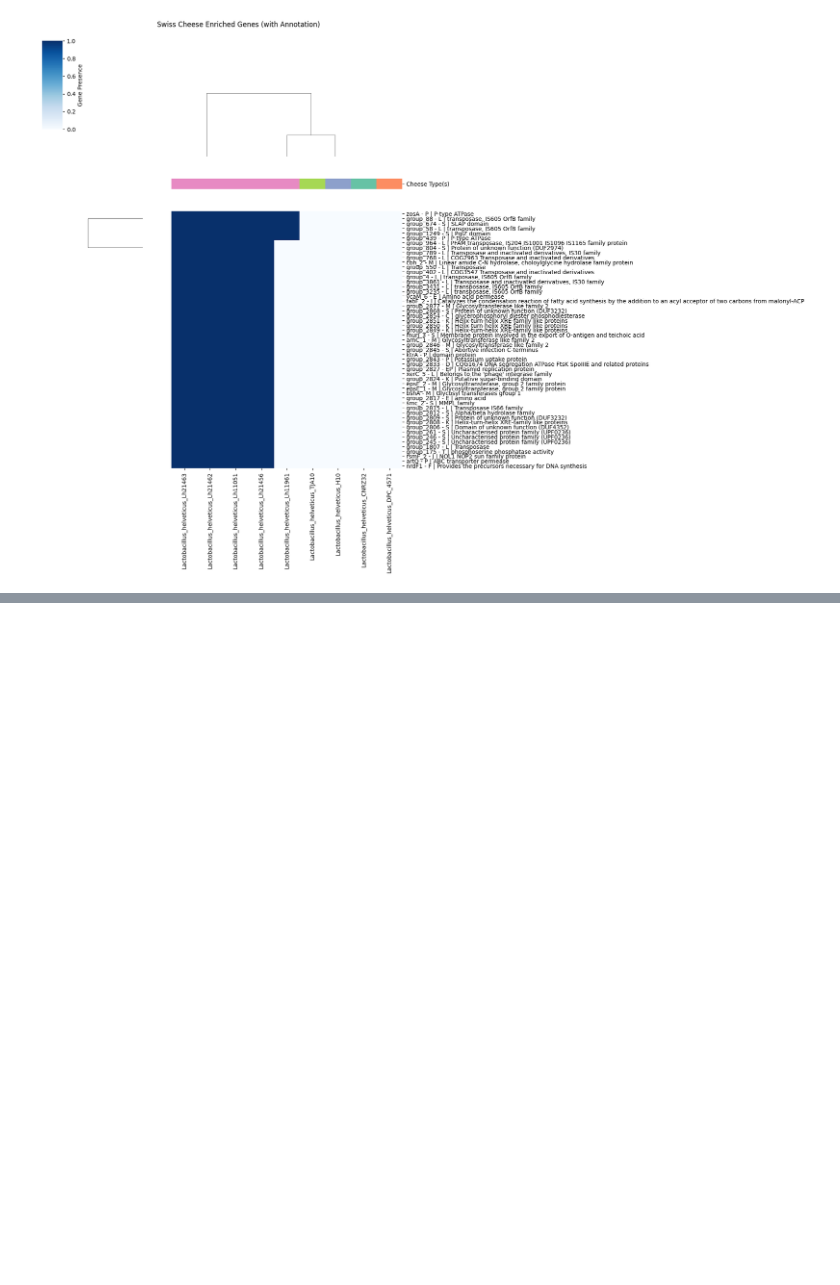
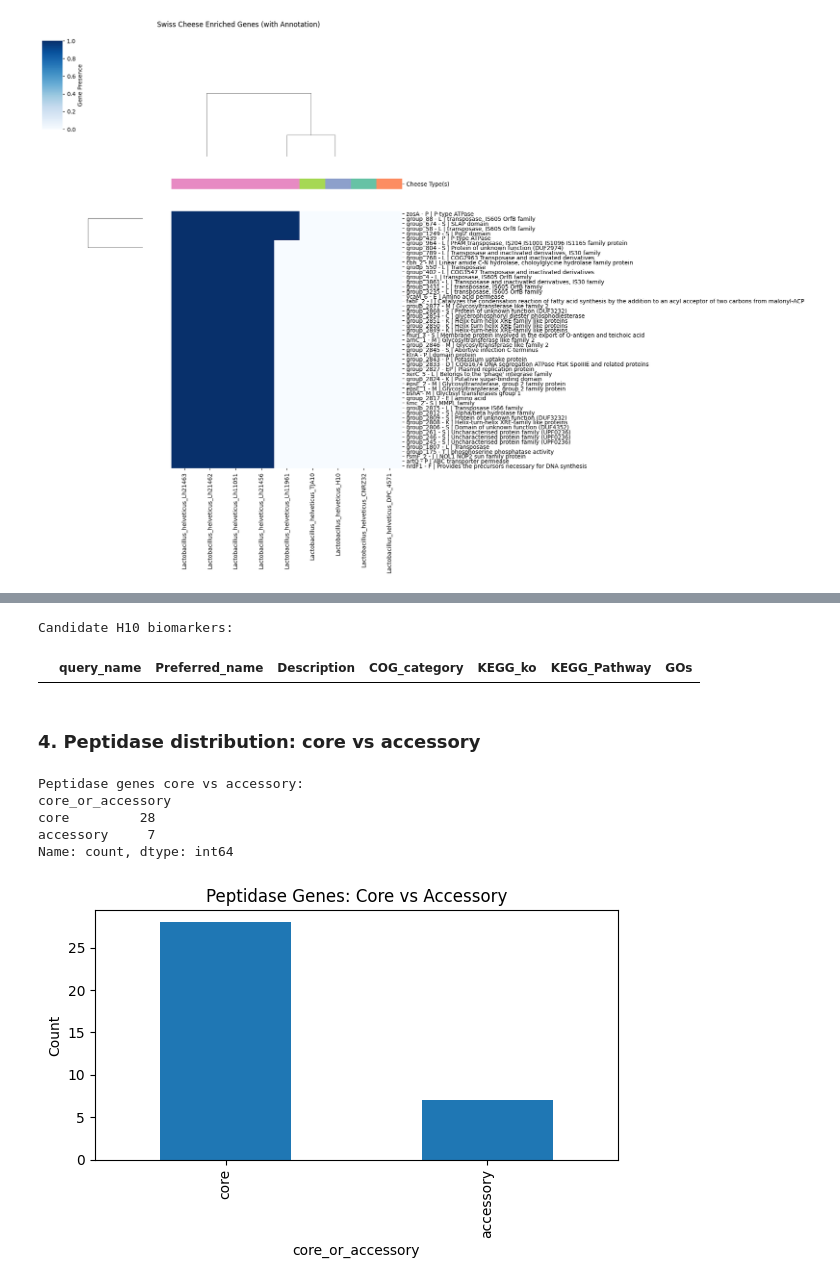
Before and after one commit to Vladm0z/HSE-Bioinformatics, a Jupyter notebook: Bioinformatics/MSc/PracBio/PracBio_0417.ipynb, the cells around one changed output, grey strips where cells are left out. Cells and saved outputs as stored; diff of their text form; code cells hidden in the pictures; blank space fills up the shorter version.

```diff
--- a/Bioinformatics/MSc/PracBio/PracBio_0417.ipynb
+++ b/Bioinformatics/MSc/PracBio/PracBio_0417.ipynb
@@ -546,0 +626,28 @@ plt.show()
+# %%
+# Potential biomarkers: unique to H10 and linked to fermentation
+biomarkers = milk_ferment_related[milk_ferment_related['query_name'].isin(unique_h10_genes)]
+print("Candidate H10 biomarkers:")
+display(biomarkers)
+# %% [output]
+Candidate H10 biomarkers:
+|  | query_name | Preferred_name | Description | COG_category | KEGG_ko | KEGG_Pathway | GOs |
+# %% [markdown]
+### 4. Peptidase distribution: core vs accessory
+# %%
+print("Peptidase genes core vs accessory:")
+print(peptidase_summary['core_or_accessory'].value_counts())
+# %% [output]
+Peptidase genes core vs accessory:
+core_or_accessory
+core         28
+accessory     7
+Name: count, dtype: int64
+# %%
+plt.figure(figsize=(6, 4))
+peptidase_summary['core_or_accessory'].value_counts().plot(kind='bar')
+plt.title('Peptidase Genes: Core vs Accessory')
+plt.ylabel('Count')
+plt.tight_layout()
+plt.show()
+# %% [output]
+[figure, added]
```
Also changed, not shown: parts of 23 cells of this notebook.
